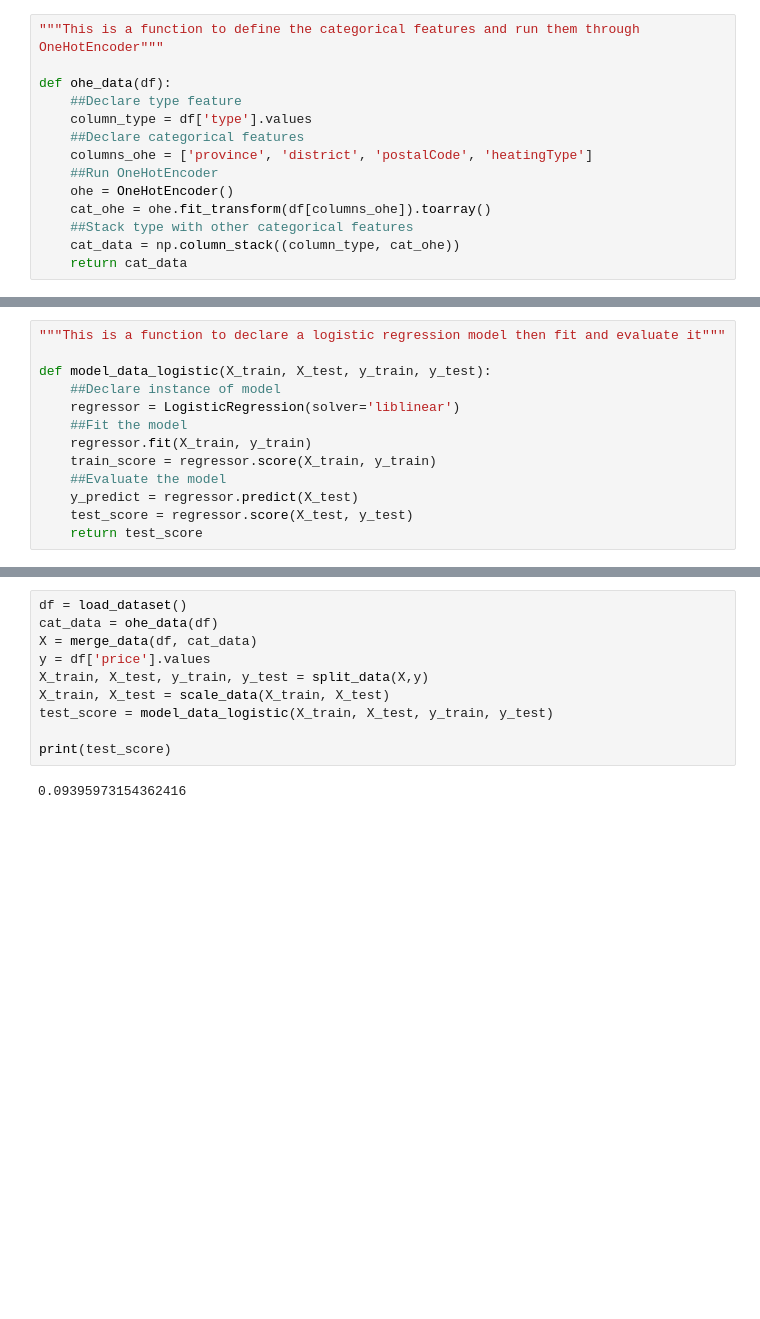
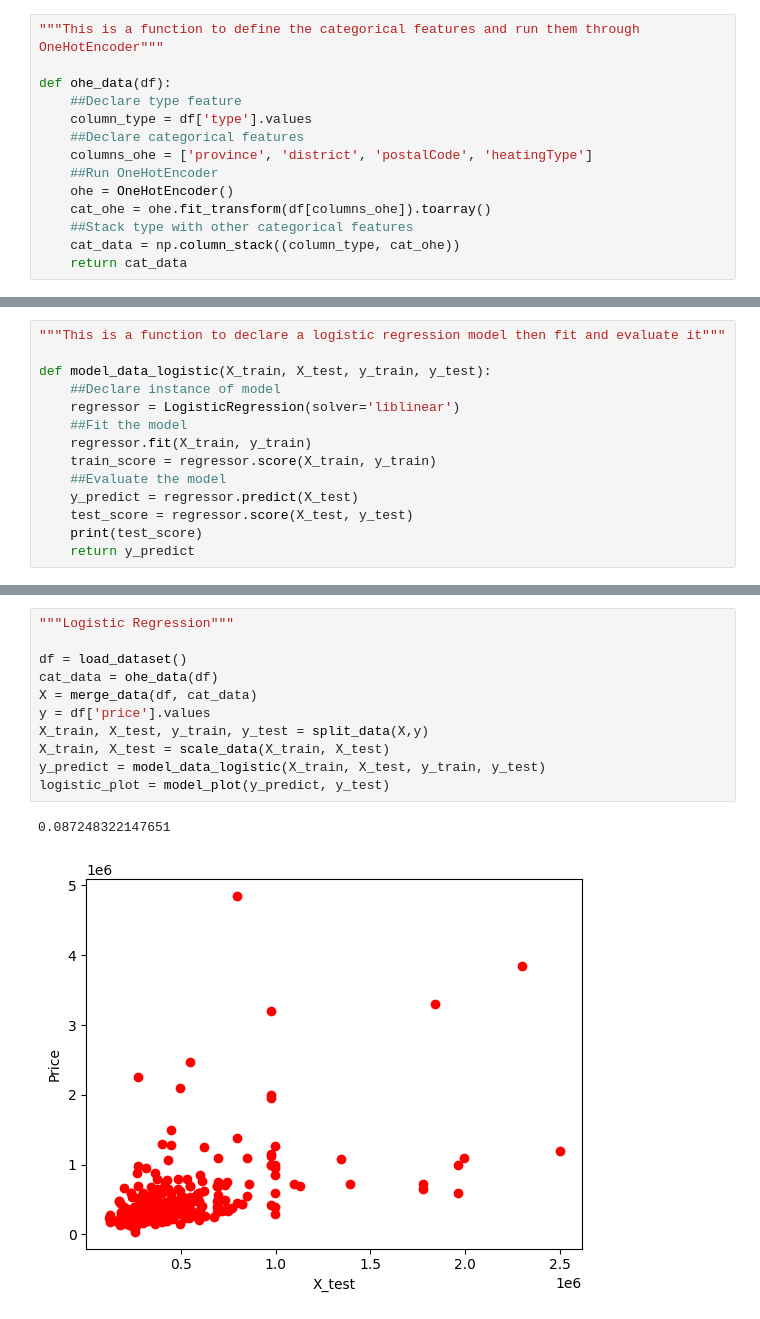
Before and after one commit to m9tadeo/real-estate-price-prediction, a Jupyter notebook: model_training/model_training_2.ipynb, the cells around one changed output, grey strips where cells are left out. Saved outputs shown, nothing was run; the diff lists cells and outputs as text; blank space fills up the shorter version.

```diff
--- a/model_training/model_training_2.ipynb
+++ b/model_training/model_training_2.ipynb
@@ -86,7 +89,8 @@ def model_data_logistic(X_train, X_test, y_train, y_test):
     ##Evaluate the model
     y_predict = regressor.predict(X_test)
     test_score = regressor.score(X_test, y_test)
-    return test_score
+    print(test_score)
+    return y_predict
 # %%
 """This is a function to declare a KNN model then fit and evaluate it"""
 
@@ -115,13 +130,15 @@ print(test_score)
 # %%
+"""Logistic Regression"""
+
 df = load_dataset()
 cat_data = ohe_data(df)
 X = merge_data(df, cat_data)
 y = df['price'].values
 X_train, X_test, y_train, y_test = split_data(X,y)
 X_train, X_test = scale_data(X_train, X_test)
-test_score = model_data_logistic(X_train, X_test, y_train, y_test)
-
-print(test_score)
+y_predict = model_data_logistic(X_train, X_test, y_train, y_test)
+logistic_plot = model_plot(y_predict, y_test)
 # %% [output]
-0.09395973154362416
+0.087248322147651
+[figure, added]
 # %%
```
Also changed, not shown: parts of 8 cells of this notebook, 1 other file.
